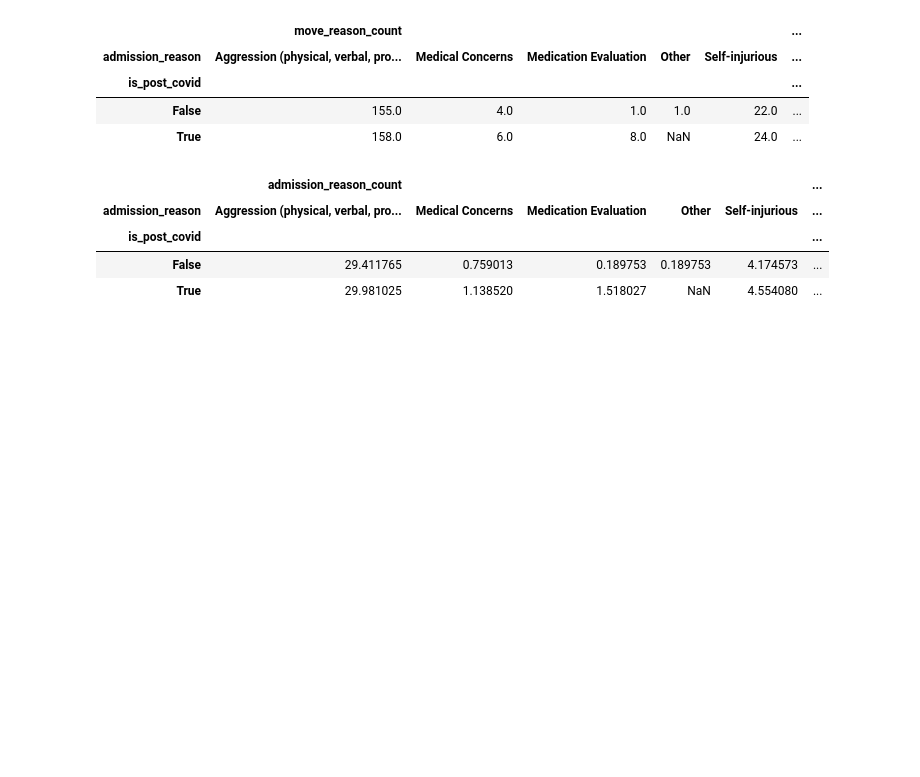
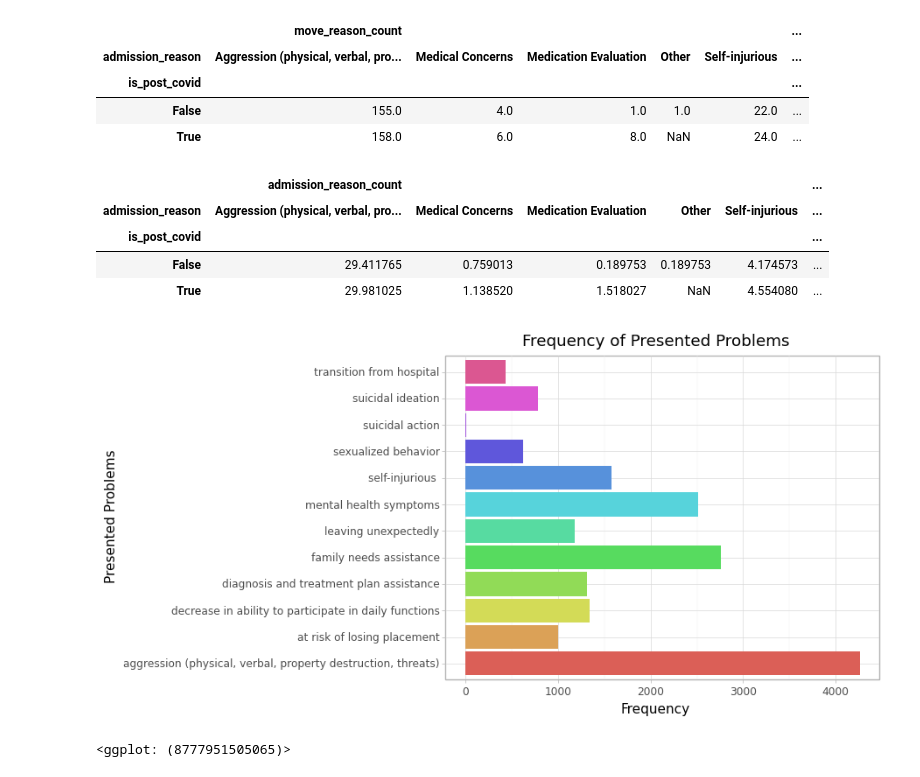
Before and after one commit to aimenabdulaziz/qss_final_project, a Jupyter notebook: code/01_notebook.ipynb, the cells around one changed output. Cells and saved outputs as stored; diff of their text form; code cells hidden in the pictures; blank space fills up the shorter version.

Commit message:
more data anaysis

```diff
--- a/code/01_notebook.ipynb
+++ b/code/01_notebook.ipynb
@@ -322,3 +351,10 @@ demographics_problems_merged['enrollment_year'] = pd.DatetimeIndex(demographics_
+# %%
+# import the datasets from pickle files
+demographics_problems_merged = pd.read_pickle('../output/demographics_problems_merged.pkl')
+living_situation_change = pd.read_pickle('../output/living_situation_change.pkl')
+in_patient_admissions = pd.read_pickle('../output/in_patient_admissions.pkl')
+emergency_crisis_services = pd.read_pickle('../output/emergency_crisis_services.pkl')
+presenting_problems = pd.read_pickle('../output/presenting_problems.pkl')
 # %% [markdown]
 The initial classifier seems to have way more data for the pre-covid data. So for a reasonable comparison, we will subset the data frame to an equal number of month pre and post covid start date.
 # %%
@@ -847,3 +872,24 @@ count_admissions_proportion(filtered_admission_10)
 | is_post_covid |  |  |  |  |  | ... |
 | False | 29.411765 | 0.759013 | 0.189753 | 0.189753 | 4.174573 | ... |
 | True | 29.981025 | 1.138520 | 1.518027 | NaN | 4.554080 | ... |
+# %%
+# create a function to make a custom bar plot
+def make_custom_bar_plot(df, bar_x, bar_y, fill_by, x_label, y_label, title, file_name):
+    plot1 = (ggplot(df, aes(x = bar_x, y = bar_y, fill= fill_by))
+            + geom_col()
+            + coord_flip()
+            + labs(x = x_label, y = y_label, title = title)
+            + theme_light()
+            + theme(legend_position='none'))
+
+    ggsave(plot=plot1, filename = file_name, path = '../output/figures/', dpi  = 500)
+
+    return plot1
+# %%
+presenting_problems_count_df = pd.DataFrame(demographics_problems_merged.presented_problems.value_counts()).reset_index().rename(
+    columns={'index' : 'problem', 'presented_problems' : 'frequency'})
+make_custom_bar_plot(df = presenting_problems_count_df, bar_x = 'problem', bar_y = 'frequency', fill_by ='problem',
+                     x_label = 'Presented Problems', y_label = 'Frequency', title='Frequency of Presented Problems', file_name = 'presenting_problems_count.png')
+# %% [output]
+[figure, added]
+<ggplot: (8777951505065)>
```
Also changed, not shown: parts of 17 cells of this notebook, 9 other files.
